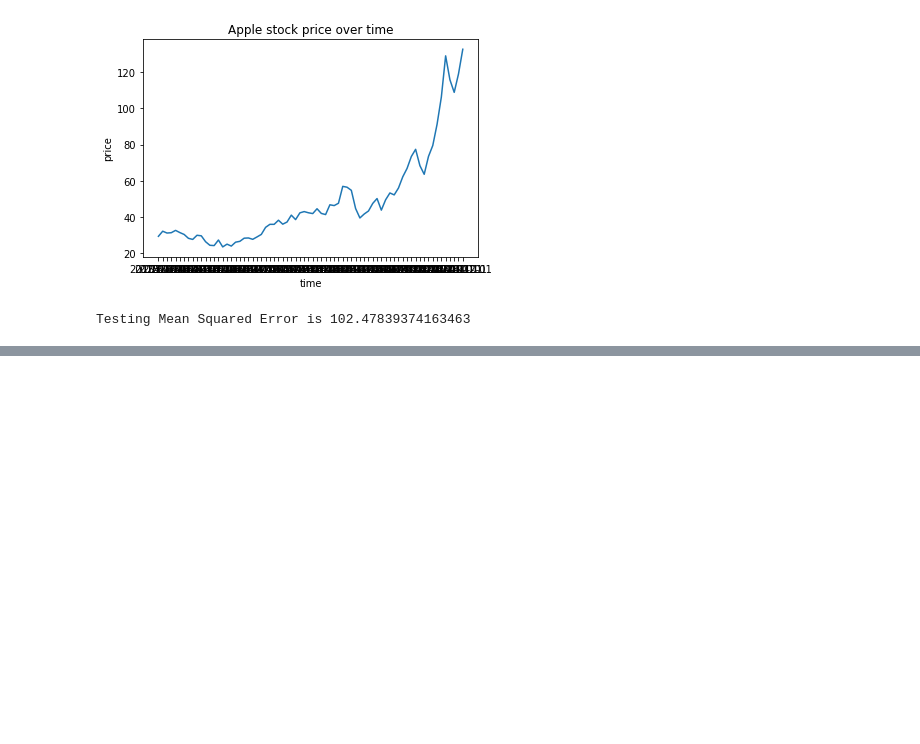
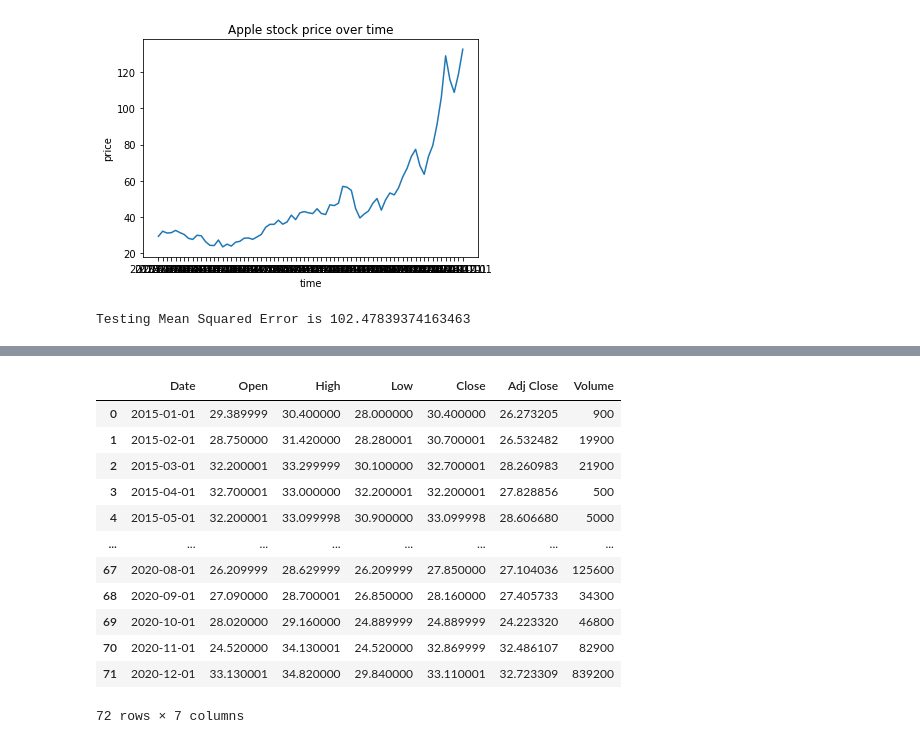
Before and after one commit to mayammayuri/Capstone-project-2, a Jupyter notebook: Capstone_Project.ipynb, the cells around one changed output, grey strips where cells are left out. Saved outputs shown, nothing was run; the diff lists cells and outputs as text; code cells hidden in the pictures; blank space fills up the shorter version.

```diff
--- a/Capstone_Project.ipynb
+++ b/Capstone_Project.ipynb
@@ -67,0 +76,18 @@ Testing Mean Squared Error is 102.47839374163463
+# %%
+import pandas as pd
+df=pd.read_csv("zara dataset.csv", sep=",")
+df
+# %% [output]
+|  | Date | Open | High | Low | Close | Adj Close | Volume |
+| 0 | 2015-01-01 | 29.389999 | 30.400000 | 28.000000 | 30.400000 | 26.273205 | 900 |
+| 1 | 2015-02-01 | 28.750000 | 31.420000 | 28.280001 | 30.700001 | 26.532482 | 19900 |
+| 2 | 2015-03-01 | 32.200001 | 33.299999 | 30.100000 | 32.700001 | 28.260983 | 21900 |
+| 3 | 2015-04-01 | 32.700001 | 33.000000 | 32.200001 | 32.200001 | 27.828856 | 500 |
+| 4 | 2015-05-01 | 32.200001 | 33.099998 | 30.900000 | 33.099998 | 28.606680 | 5000 |
+| ... | ... | ... | ... | ... | ... | ... | ... |
+| 67 | 2020-08-01 | 26.209999 | 28.629999 | 26.209999 | 27.850000 | 27.104036 | 125600 |
+| 68 | 2020-09-01 | 27.090000 | 28.700001 | 26.850000 | 28.160000 | 27.405733 | 34300 |
+| 69 | 2020-10-01 | 28.020000 | 29.160000 | 24.889999 | 24.889999 | 24.223320 | 46800 |
+| 70 | 2020-11-01 | 24.520000 | 34.130001 | 24.520000 | 32.869999 | 32.486107 | 82900 |
+| 71 | 2020-12-01 | 33.130001 | 34.820000 | 29.840000 | 33.110001 | 32.723309 | 839200 |
+72 rows × 7 columns
```
Also changed, not shown: parts of 5 cells of this notebook, 1 other file.
